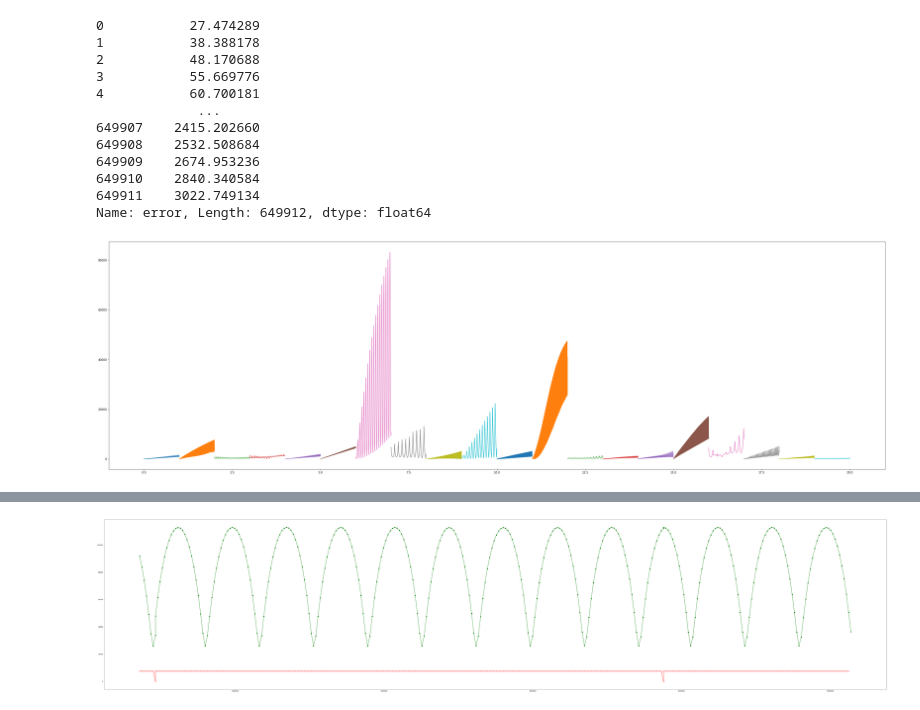
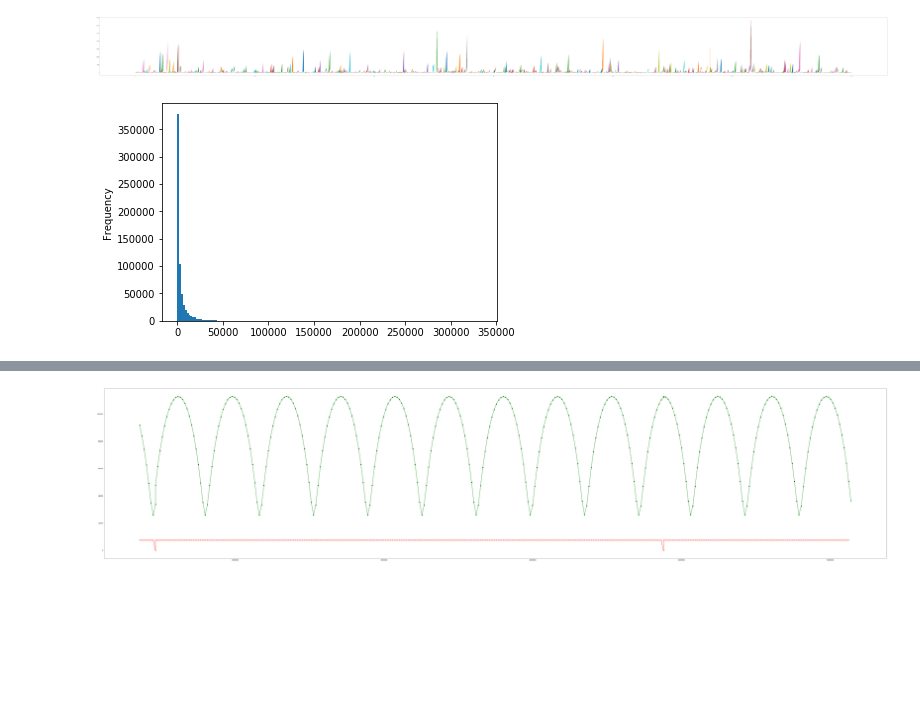
Before and after one commit to KirillRuSS/IDAO-2020, a Jupyter notebook: IDAO-2020.ipynb, the cells around one changed output, grey strips where cells are left out. Cells and saved outputs as stored; diff of their text form; code cells hidden in the pictures; blank space fills up the shorter version.

```diff
--- a/IDAO-2020.ipynb
+++ b/IDAO-2020.ipynb
@@ -71,23 +97,7 @@ plt.show()
-# %%
-df['error'] = ((df.x-df.x_sim)**2+(df.y-df.y_sim)**2+(df.z-df.z_sim)**2)**0.5
-df['error']
-# %% [output]
-0           27.474289
-1           38.388178
-2           48.170688
-3           55.669776
-4           60.700181
-             ...
-649907    2415.202660
-649908    2532.508684
-649909    2674.953236
-649910    2840.340584
-649911    3022.749134
-Name: error, Length: 649912, dtype: float64
 # %%
-plt.figure(figsize = (50, 15))
+plt.figure(figsize = (200, 15))
 
-for i in range(0,20):
+for i in range(0,600):
     n = len(df[df['sat_id']==i])
 
     x = np.linspace(1.0 * i, 1.0 * (i+1), num=n)
@@ -99,6 +109,11 @@ for i in range(0,20):
     plt.plot(x,y)
 plt.show()
 # %% [output]
-[figure, old version]
+[figure, new version]
+# %%
+(df['error']).plot.hist(bins=160)
+plt.show()
+# %% [output]
+[figure, added]
 # %%
 plt.figure(figsize = (30, 10))
```
Also changed, not shown: parts of 10 cells of this notebook, 1 other file.
